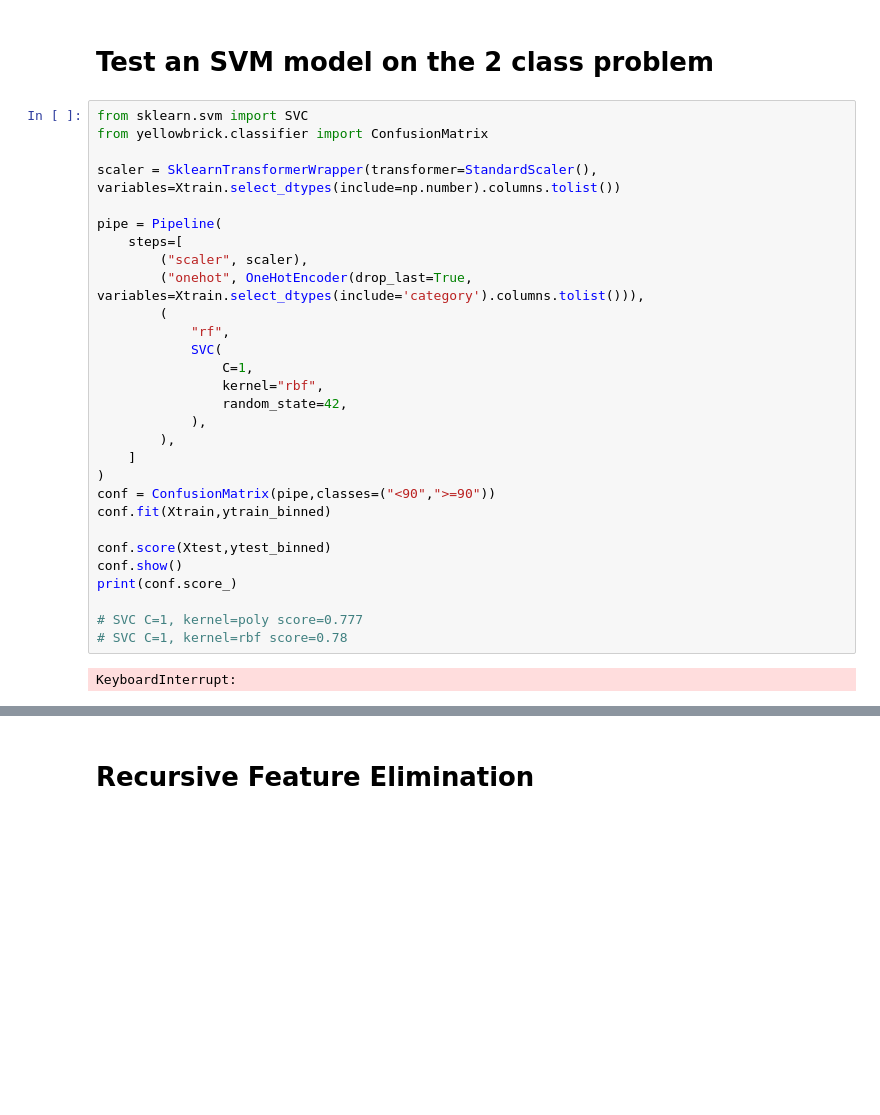
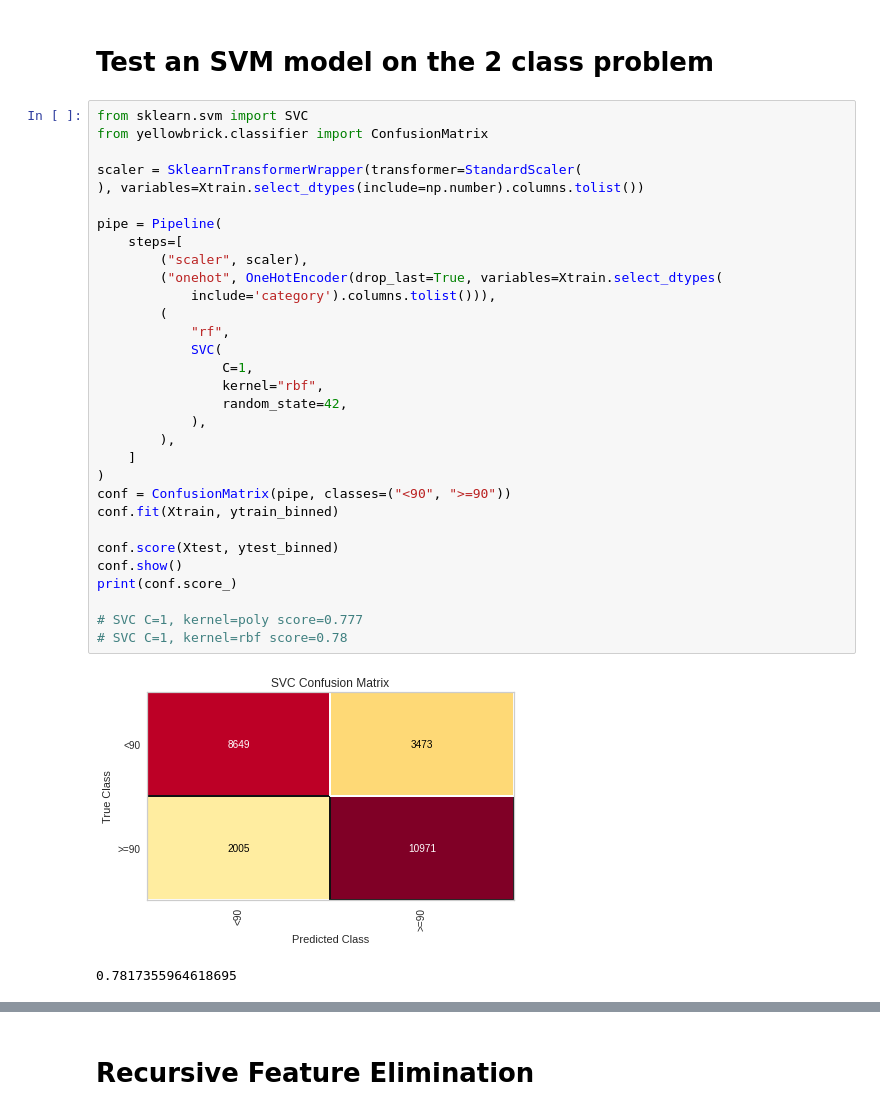
Before and after one commit to georgetown-analytics/student-outcomes, a Jupyter notebook: notebooks/feature_engineering_1.ipynb, the cells around one changed output, grey strips where cells are left out. Saved outputs shown, nothing was run; the diff lists cells and outputs as text; blank space fills up the shorter version.

```diff
--- a/notebooks/feature_engineering_1.ipynb
+++ b/notebooks/feature_engineering_1.ipynb
@@ -262,31 +271,34 @@ print(conf.score_)
 # %%
 from sklearn.svm import SVC
 from yellowbrick.classifier import ConfusionMatrix
 
-scaler = SklearnTransformerWrapper(transformer=StandardScaler(), variables=Xtrain.select_dtypes(include=np.number).columns.tolist())
+scaler = SklearnTransformerWrapper(transformer=StandardScaler(
+), variables=Xtrain.select_dtypes(include=np.number).columns.tolist())
 
 pipe = Pipeline(
     steps=[
         ("scaler", scaler),
-        ("onehot", OneHotEncoder(drop_last=True, variables=Xtrain.select_dtypes(include='category').columns.tolist())),
+        ("onehot", OneHotEncoder(drop_last=True, variables=Xtrain.select_dtypes(
+            include='category').columns.tolist())),
         (
             "rf",
             SVC(
                 C=1,
                 kernel="rbf",
                 random_state=42,
             ),
         ),
     ]
 )
-conf = ConfusionMatrix(pipe,classes=("<90",">=90"))
-conf.fit(Xtrain,ytrain_binned)
+conf = ConfusionMatrix(pipe, classes=("<90", ">=90"))
+conf.fit(Xtrain, ytrain_binned)
 
-conf.score(Xtest,ytest_binned)
+conf.score(Xtest, ytest_binned)
 conf.show()
 print(conf.score_)
 
 # SVC C=1, kernel=poly score=0.777
 # SVC C=1, kernel=rbf score=0.78
 # %% [output]
+[figure, added]
-KeyboardInterrupt:
+0.7817355964618695
```
Also changed, not shown: parts of 28 cells of this notebook, 12 other files.
